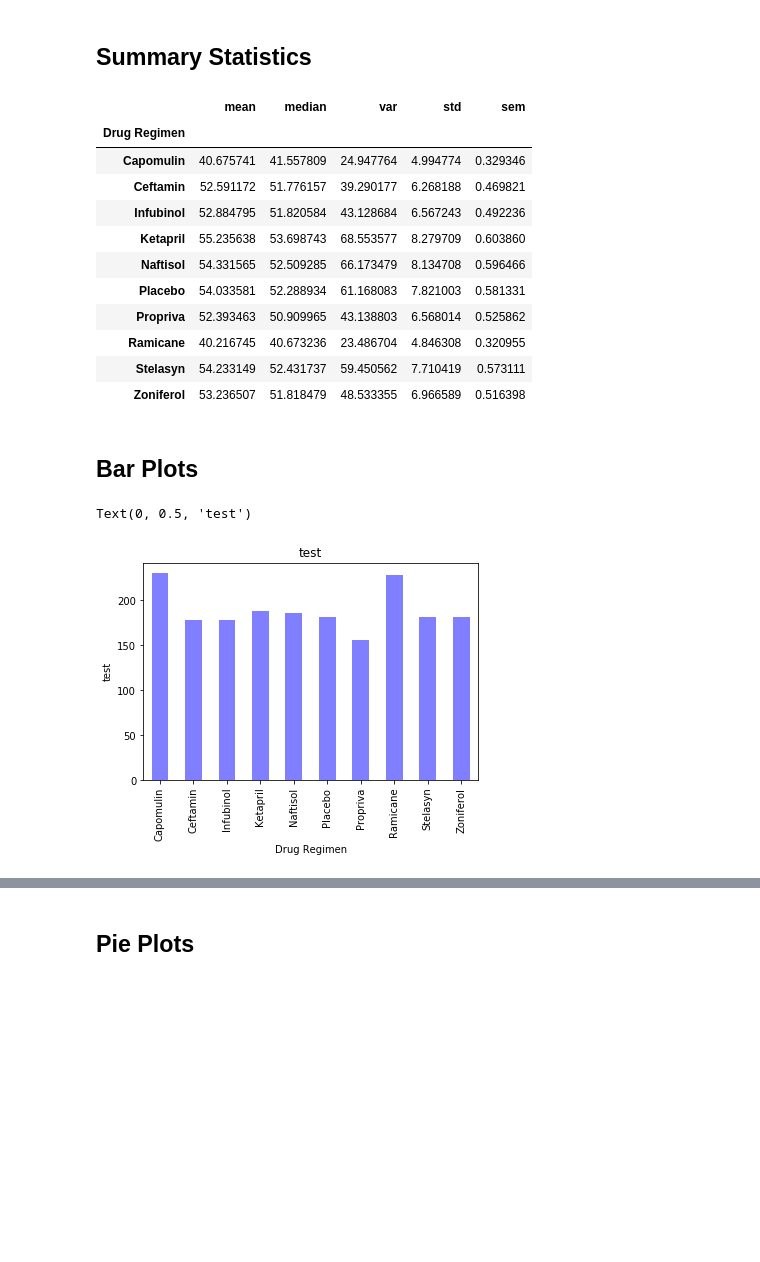
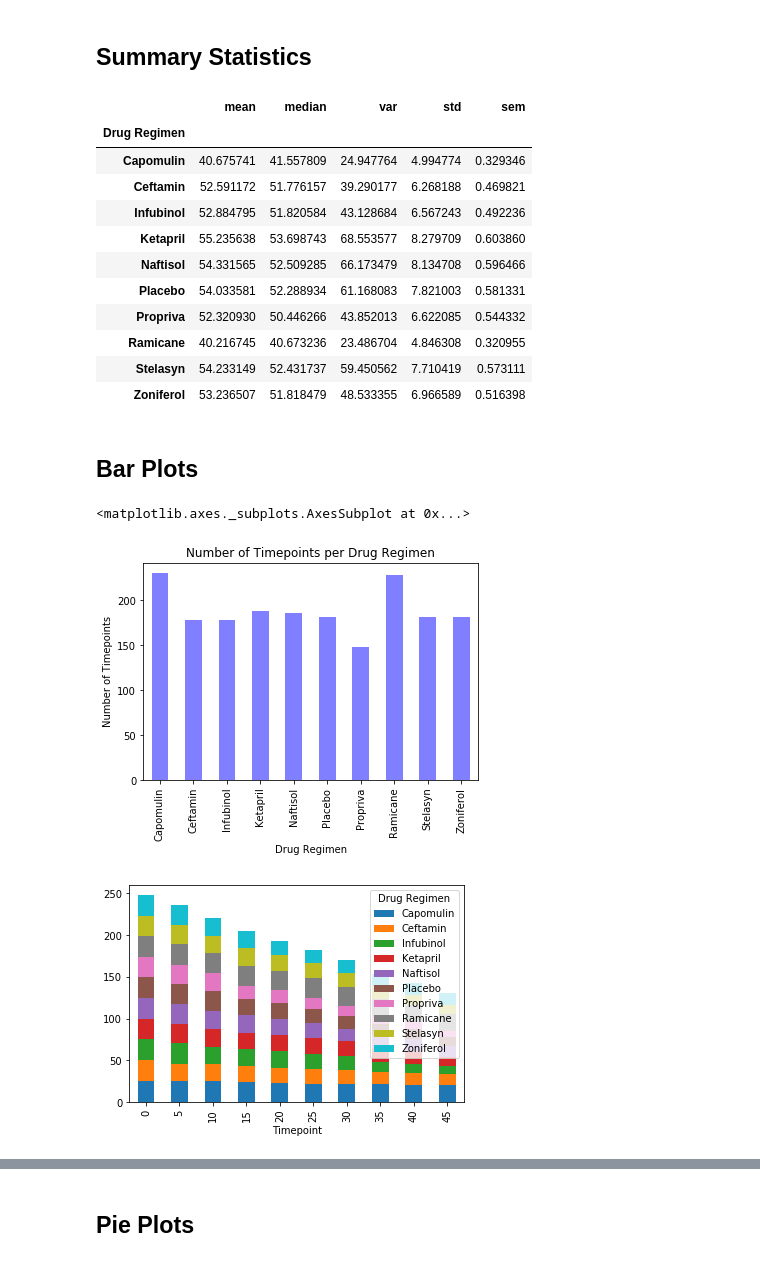
Before and after one commit to arrrlette/matplotlib-challenge, a Jupyter notebook: Pymaceuticals.ipynb, the cells around one changed output, grey strips where cells are left out. Saved outputs shown, nothing was run; the diff lists cells and outputs as text; code cells hidden in the pictures; blank space fills up the shorter version.

```diff
--- a/Pymaceuticals.ipynb
+++ b/Pymaceuticals.ipynb
@@ -65,7 +66,12 @@ dupes_df
 | 917 | g989 | Propriva | Female | 21 | 26 | 20 | 54.657650 | ... |
 # %%
 # Create a clean DataFrame by dropping the duplicate mouse by its ID.
-clean_df = merged_df.drop_duplicates(subset =['Mouse ID' , 'Timepoint'])
+#clean_df = merged_df.drop_duplicates(subset =['Mouse ID' , 'Timepoint'])
+#clean_df
+
+#------------dropping all g989---------------#
+
+clean_df = merged_df[merged_df['Mouse ID'] != 'g989']
 clean_df
 # %% [output]
 |  | Mouse ID | Drug Regimen | Sex | Age_months | Weight (g) | Timepoint | Tumor Volume (mm3) | ... |
@@ -109,12 +115,13 @@ Name: Timepoint, dtype: int64
 #method1: is the most straightforward, creating multiple series and putting them all together at the end.
 #method2: This method produces everything in a single groupby function.
 
+#used method 2 where all stats are produced in a single groupby function
 grouped_by_regimen_df = clean_df.groupby('Drug Regimen')['Tumor Volume (mm3)'].agg(['mean', 'median','var','std','sem'])
 grouped_by_regimen_df
 
 
 
-#---------------Option 1----------------------
+#---------------Method 1----------------------
 #group by regimen and then do the summary stats
 #grouped_by_regimen_df = clean_df.groupby(['Drug Regimen'])
 
@@ -138,7 +145,7 @@ grouped_by_regimen_df
 | Ketapril | 55.235638 | 53.698743 | 68.553577 | 8.279709 | 0.603860 |
 | Naftisol | 54.331565 | 52.509285 | 66.173479 | 8.134708 | 0.596466 |
 | Placebo | 54.033581 | 52.288934 | 61.168083 | 7.821003 | 0.581331 |
-| Propriva | 52.393463 | 50.909965 | 43.138803 | 6.568014 | 0.525862 |
+| Propriva | 52.320930 | 50.446266 | 43.852013 | 6.622085 | 0.544332 |
 | Ramicane | 40.216745 | 40.673236 | 23.486704 | 4.846308 | 0.320955 |
 | Stelasyn | 54.233149 | 52.431737 | 59.450562 | 7.710419 | 0.573111 |
 | Zoniferol | 53.236507 | 51.818479 | 48.533355 | 6.966589 | 0.516398 |
@@ -147,29 +154,30 @@ grouped_by_regimen_df
 # %%
 # Generate a bar plot showing the number of mice per time point for each treatment throughout the course of the study using pandas.
 
 #create a group based on values in drug regimen
 grouped_by_regimen = clean_df.groupby(['Drug Regimen'])
 #count how many mice are in each regimen group
 mouse_count_by_regimen = grouped_by_regimen['Mouse ID'].count()
 
 #create a bar chart based off of the group series from above
 mouse_count_chart = mouse_count_by_regimen.plot(kind = 'bar', color='b', alpha = .5)
 
 #set x and y labels
-mouse_count_chart.set_title("test")
+mouse_count_chart.set_title("Number of Timepoints per Drug Regimen")
 mouse_count_chart.set_xlabel("Drug Regimen")
-mouse_count_chart.set_ylabel("test")
+mouse_count_chart.set_ylabel("Number of Timepoints")
 
 #mouse_count_by_regimen
 
-#stacked bar
-#test = clean_df.groupby(['Timepoint', 'Drug Regimen'])['Mouse ID'].count().unstack('Drug Regimen').fillna(0)
-#test.plot(kind='bar', stacked=True)
+#created a stacked bar for extra information
+test = clean_df.groupby(['Timepoint', 'Drug Regimen'])['Mouse ID'].count().unstack('Drug Regimen').fillna(0)
+test.plot(kind='bar', stacked=True)
 
 #the sum of mice per point
 # %% [output]
-Text(0, 0.5, 'test')
+<matplotlib.axes._subplots.AxesSubplot at 0x...>
-[figure, old version]
+[figure, new version]
+[figure, added]
 # %%
 # Generate a bar plot showing the number of mice per time point for each treatment throughout the course of the study using pyplot.
 
```
Also changed, not shown: parts of 15 cells of this notebook.
